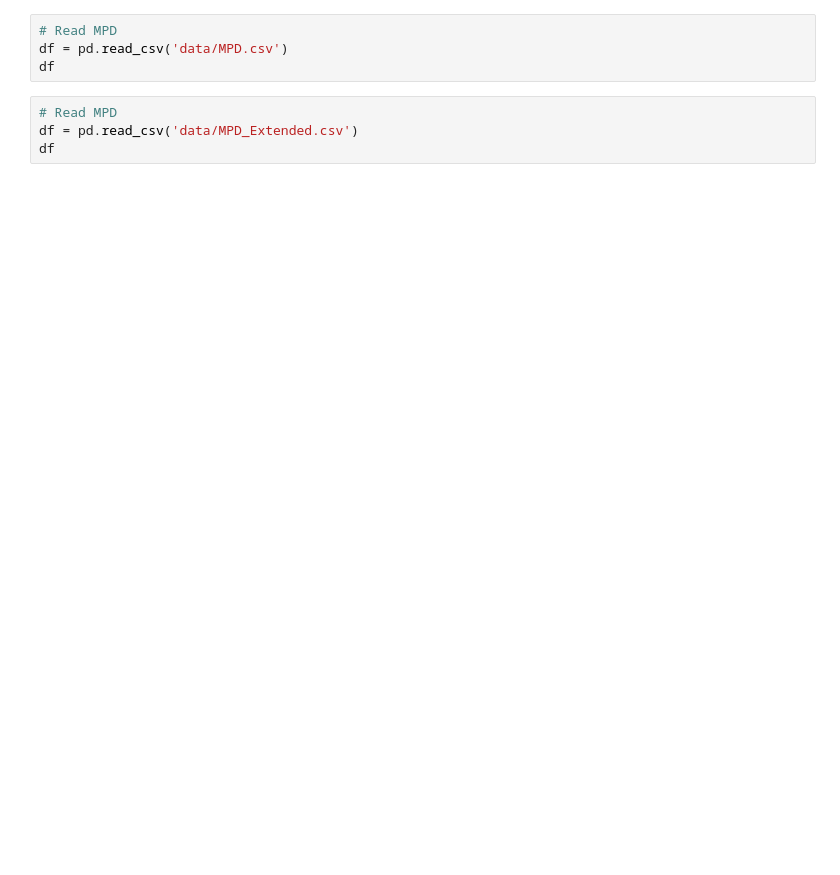
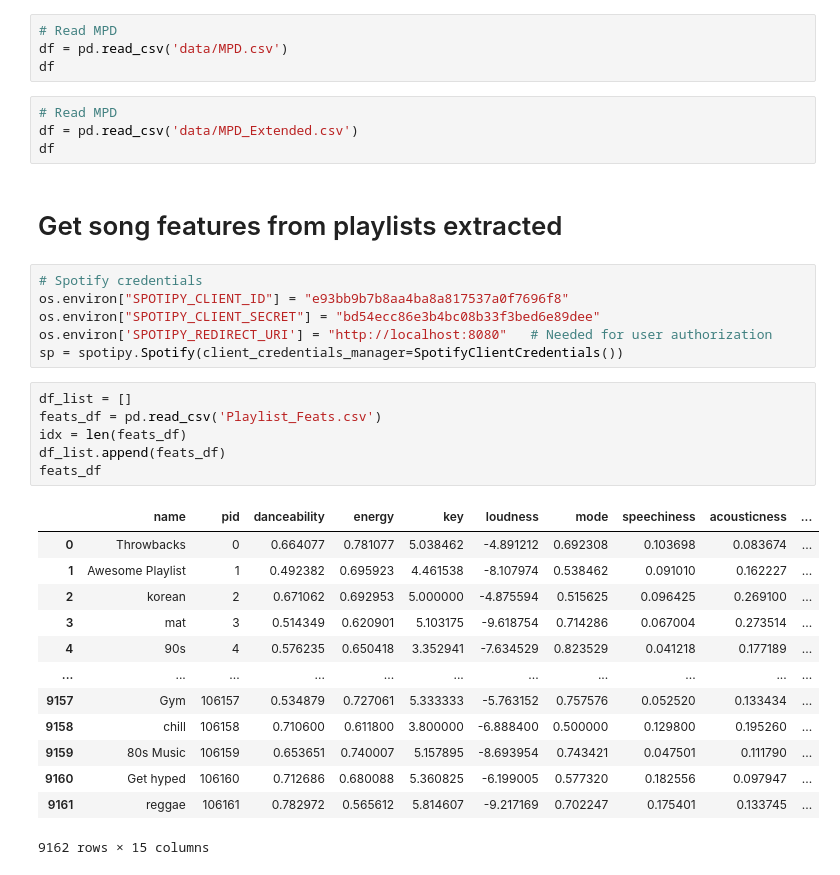
Before and after one commit to Dave-Hdz/MADS_Capstone, a Jupyter notebook: Get_MPD_Data.ipynb, the cells around one changed output. Drawn from its saved outputs; the diff is of its cells as text; blank space fills up the shorter version.

```diff
--- a/Get_MPD_Data.ipynb
+++ b/Get_MPD_Data.ipynb
@@ -93,3 +118,31 @@ df
 # Read MPD
 df = pd.read_csv('data/MPD_Extended.csv')
 df
+# %% [markdown]
+# Get song features from playlists extracted
+# %%
+# Spotify credentials
+os.environ["SPOTIPY_CLIENT_ID"] = "e93bb9b7b8aa4ba8a817537a0f7696f8"
+os.environ["SPOTIPY_CLIENT_SECRET"] = "bd54ecc86e3b4bc08b33f3bed6e89dee"
+os.environ['SPOTIPY_REDIRECT_URI'] = "http://localhost:8080"   # Needed for user authorization
+sp = spotipy.Spotify(client_credentials_manager=SpotifyClientCredentials())
+# %%
+df_list = []
+feats_df = pd.read_csv('Playlist_Feats.csv')
+idx = len(feats_df)
+df_list.append(feats_df)
+feats_df
+# %% [output]
+|  | name | pid | danceability | energy | key | loudness | mode | speechiness | acousticness | ... |
+| 0 | Throwbacks | 0 | 0.664077 | 0.781077 | 5.038462 | -4.891212 | 0.692308 | 0.103698 | 0.083674 | ... |
+| 1 | Awesome Playlist | 1 | 0.492382 | 0.695923 | 4.461538 | -8.107974 | 0.538462 | 0.091010 | 0.162227 | ... |
+| 2 | korean | 2 | 0.671062 | 0.692953 | 5.000000 | -4.875594 | 0.515625 | 0.096425 | 0.269100 | ... |
+| 3 | mat | 3 | 0.514349 | 0.620901 | 5.103175 | -9.618754 | 0.714286 | 0.067004 | 0.273514 | ... |
+| 4 | 90s | 4 | 0.576235 | 0.650418 | 3.352941 | -7.634529 | 0.823529 | 0.041218 | 0.177189 | ... |
+| ... | ... | ... | ... | ... | ... | ... | ... | ... | ... | ... |
+| 9157 | Gym | 106157 | 0.534879 | 0.727061 | 5.333333 | -5.763152 | 0.757576 | 0.052520 | 0.133434 | ... |
+| 9158 | chill | 106158 | 0.710600 | 0.611800 | 3.800000 | -6.888400 | 0.500000 | 0.129800 | 0.195260 | ... |
+| 9159 | 80s Music | 106159 | 0.653651 | 0.740007 | 5.157895 | -8.693954 | 0.743421 | 0.047501 | 0.111790 | ... |
+| 9160 | Get hyped | 106160 | 0.712686 | 0.680088 | 5.360825 | -6.199005 | 0.577320 | 0.182556 | 0.097947 | ... |
+| 9161 | reggae | 106161 | 0.782972 | 0.565612 | 5.814607 | -9.217169 | 0.702247 | 0.175401 | 0.133745 | ... |
+9162 rows × 15 columns
```
Also changed, not shown: parts of 5 cells of this notebook, 1 other file.
